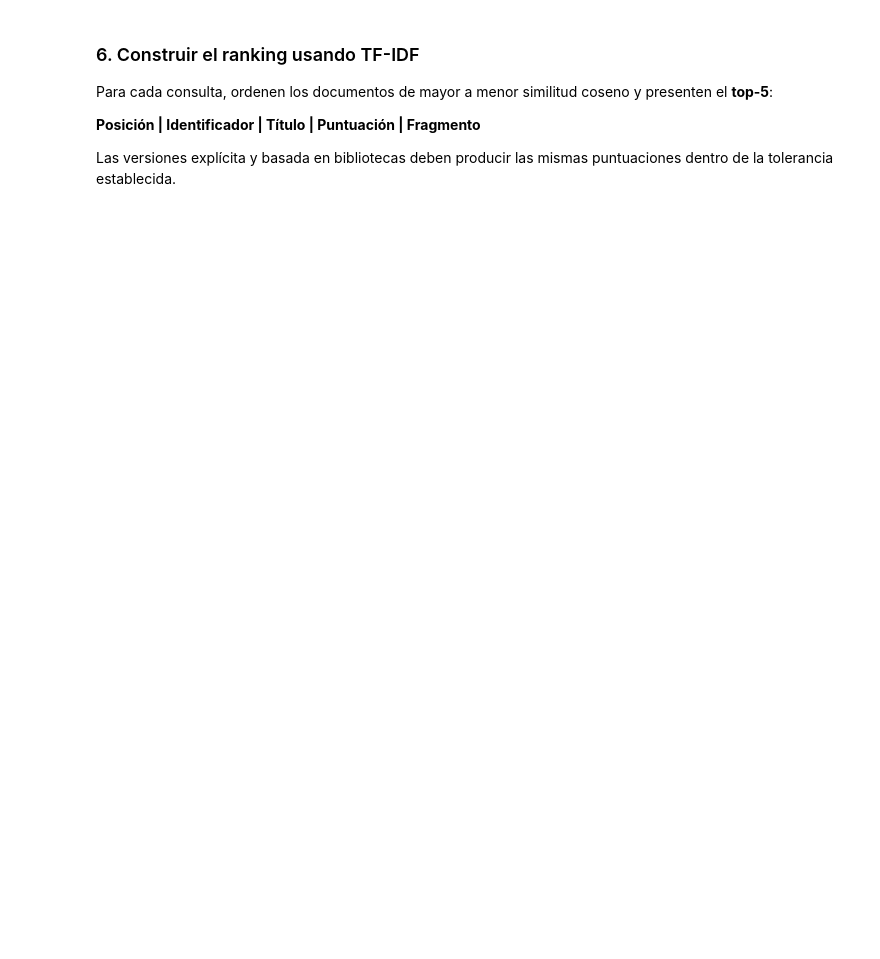
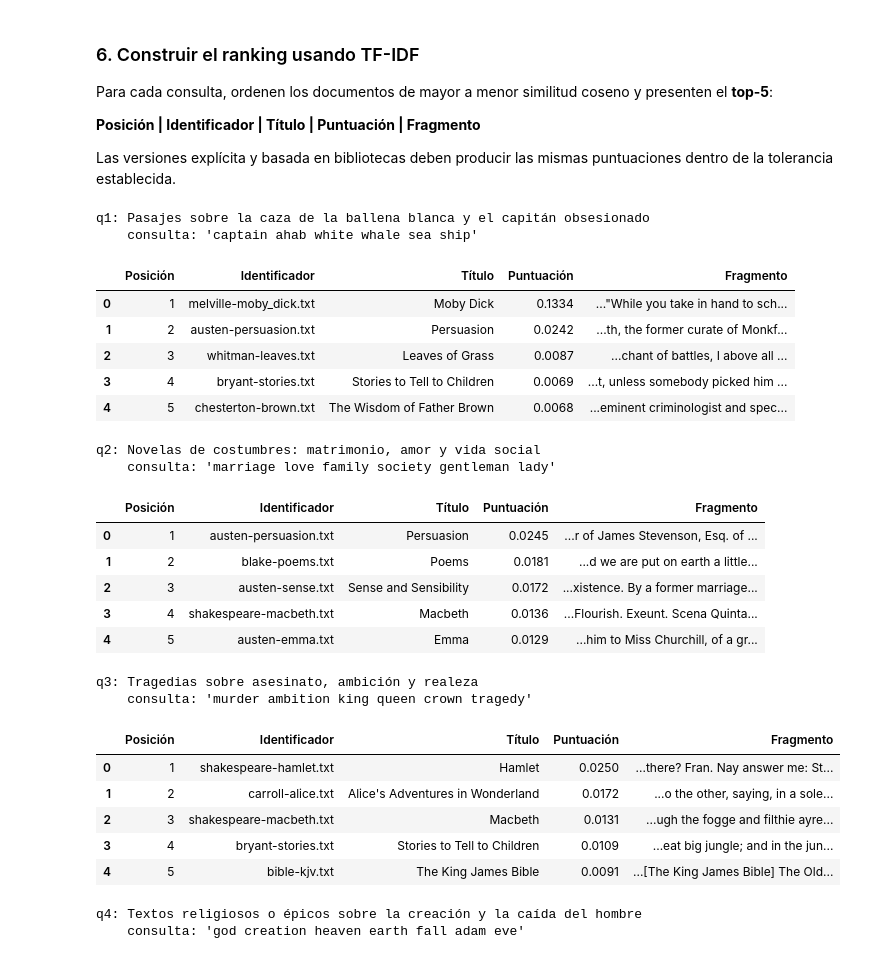
Before and after one commit to Andro2k/Notebook, a Jupyter notebook: notebooks/Primer Bimestre/03_vectorsearch.ipynb, the cells around one changed output. Drawn from its saved outputs; the diff is of its cells as text; code cells hidden in the pictures; blank space fills up the shorter version.

```diff
--- a/notebooks/Primer Bimestre/03_vectorsearch.ipynb
+++ b/notebooks/Primer Bimestre/03_vectorsearch.ipynb
@@ -76,3 +251,20 @@ Aseguren que el vectorizador recibe exactamente los mismos tokens que su impleme
 Calcule la **máxima diferencia absoluta** entre ambas matrices.
 
 Si no coinciden, investiguen el preprocesamiento, el orden de columnas, la fórmula de IDF y la normalización.
+# %%
+# ============ Celda 4: Verificación con TfidfVectorizer (Sección 4) ============
+def identity_analyzer(tokens: list[str]) -> list[str]:
+    """Entrega al vectorizador los mismos tokens ya procesados (sin re-tokenizar)."""
+    return tokens
+
+
+vectorizer = TfidfVectorizer(
+    analyzer=identity_analyzer,
+    vocabulary=term_index,        # mismo vocabulario y mismo orden de columnas
+    use_idf=True, smooth_idf=False, sublinear_tf=False, norm=None,
+)
+X_sklearn = vectorizer.fit_transform(token_lists).toarray()
+
+max_abs_diff = np.abs(X_manual - X_sklearn).max()
+print(f"Máxima diferencia absoluta: {max_abs_diff:.3e}")
+assert max_abs_diff < 1e-9, "Revisar preprocesamiento, orden de columnas, fórmula de IDF o normalización"
@@ -114,3 +424,63 @@ Para cada consulta, ordenen los documentos de mayor a menor similitud coseno y p
 **Posición | Identificador | Título | Puntuación | Fragmento**
 
 Las versiones explícita y basada en bibliotecas deben producir las mismas puntuaciones dentro de la tolerancia establecida.
+# %%
+# ============ Celda 6: Ranking top-5 con TF-IDF (Sección 6) ============
+def make_snippet(doc: Document, q: np.ndarray, d: np.ndarray, width: int = 160) -> str:
+    """Fragmento del texto original alrededor del término que más aporta a la similitud."""
+    contributions = q * d
+    if contributions.max() > 0:
+        match = re.search(rf"\b{re.escape(vocabulary[int(np.argmax(contributions))])}\b", doc.raw, re.IGNORECASE)
+        if match:
+            start = max(0, match.start() - width // 2)
+            return "..." + " ".join(doc.raw[start:start + width].split()) + "..."
+    return " ".join(doc.raw[:width].split()) + "..."
+
+
+def rank_top_k(spec: QuerySpec, scorer: Scorer, k: int = 5) -> pd.DataFrame:
+    scores = scorer.scores(spec.text)
+    q = scorer.query_vector(spec.text)
+    top = np.argsort(-scores, kind="stable")[:k]
+    return pd.DataFrame({
+        "Posición": range(1, len(top) + 1),
+        "Identificador": [docs[i].doc_id for i in top],
+        "Título": [docs[i].title for i in top],
+        "Puntuación": [round(float(scores[i]), 4) for i in top],
+        "Fragmento": [make_snippet(docs[i], q, X_manual[i]) for i in top],
+    })
+
+
+pd.set_option("display.max_colwidth", 200)
+for spec in QUERIES:
+    explicit, library = rank_top_k(spec, manual_scorer), rank_top_k(spec, sklearn_scorer)
+    assert np.allclose(manual_scorer.scores(spec.text), sklearn_scorer.scores(spec.text), atol=TOLERANCE)
+    assert explicit["Identificador"].tolist() == library["Identificador"].tolist()
+    print(f"\n{spec.query_id}: {spec.need}\n    consulta: '{spec.text}'")
+    display(explicit)
+# %% [output]
+q1: Pasajes sobre la caza de la ballena blanca y el capitán obsesionado
+    consulta: 'captain ahab white whale sea ship'
+|  | Posición | Identificador | Título | Puntuación | Fragmento |
+| 0 | 1 | melville-moby_dick.txt | Moby Dick | 0.1334 | ..."While you take in hand to sch... |
+| 1 | 2 | austen-persuasion.txt | Persuasion | 0.0242 | ...th, the former curate of Monkf... |
+| 2 | 3 | whitman-leaves.txt | Leaves of Grass | 0.0087 | ...chant of battles, I above all ... |
+| 3 | 4 | bryant-stories.txt | Stories to Tell to Children | 0.0069 | ...t, unless somebody picked him ... |
+| 4 | 5 | chesterton-brown.txt | The Wisdom of Father Brown | 0.0068 | ...eminent criminologist and spec... |
+q2: Novelas de costumbres: matrimonio, amor y vida social
+    consulta: 'marriage love family society gentleman lady'
+|  | Posición | Identificador | Título | Puntuación | Fragmento |
+| 0 | 1 | austen-persuasion.txt | Persuasion | 0.0245 | ...r of James Stevenson, Esq. of ... |
+| 1 | 2 | blake-poems.txt | Poems | 0.0181 | ...d we are put on earth a little... |
+| 2 | 3 | austen-sense.txt | Sense and Sensibility | 0.0172 | ...xistence. By a former marriage... |
+| 3 | 4 | shakespeare-macbeth.txt | Macbeth | 0.0136 | ...Flourish. Exeunt. Scena Quinta... |
+| 4 | 5 | austen-emma.txt | Emma | 0.0129 | ...him to Miss Churchill, of a gr... |
+q3: Tragedias sobre asesinato, ambición y realeza
+    consulta: 'murder ambition king queen crown tragedy'
+|  | Posición | Identificador | Título | Puntuación | Fragmento |
+| 0 | 1 | shakespeare-hamlet.txt | Hamlet | 0.0250 | ...there? Fran. Nay answer me: St... |
+| 1 | 2 | carroll-alice.txt | Alice's Adventures in Wonderland | 0.0172 | ...o the other, saying, in a sole... |
+| 2 | 3 | shakespeare-macbeth.txt | Macbeth | 0.0131 | ...ugh the fogge and filthie ayre... |
+| 3 | 4 | bryant-stories.txt | Stories to Tell to Children | 0.0109 | ...eat big jungle; and in the jun... |
+| 4 | 5 | bible-kjv.txt | The King James Bible | 0.0091 | ...[The King James Bible] The Old... |
+q4: Textos religiosos o épicos sobre la creación y la caída del hombre
+    consulta: 'god creation heaven earth fall adam eve'
```
Also changed, not shown: parts of 7 cells of this notebook, 2 other files.
